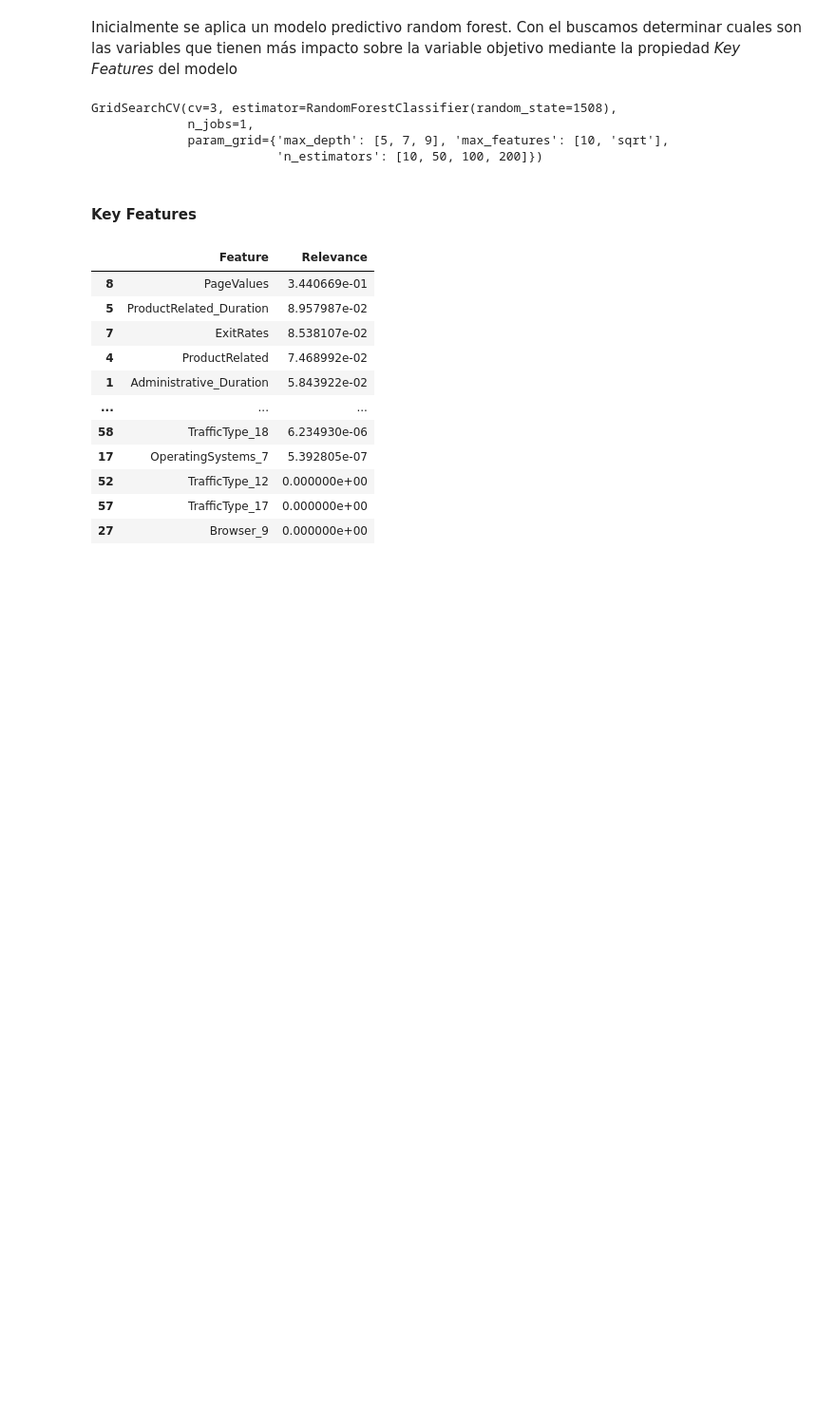
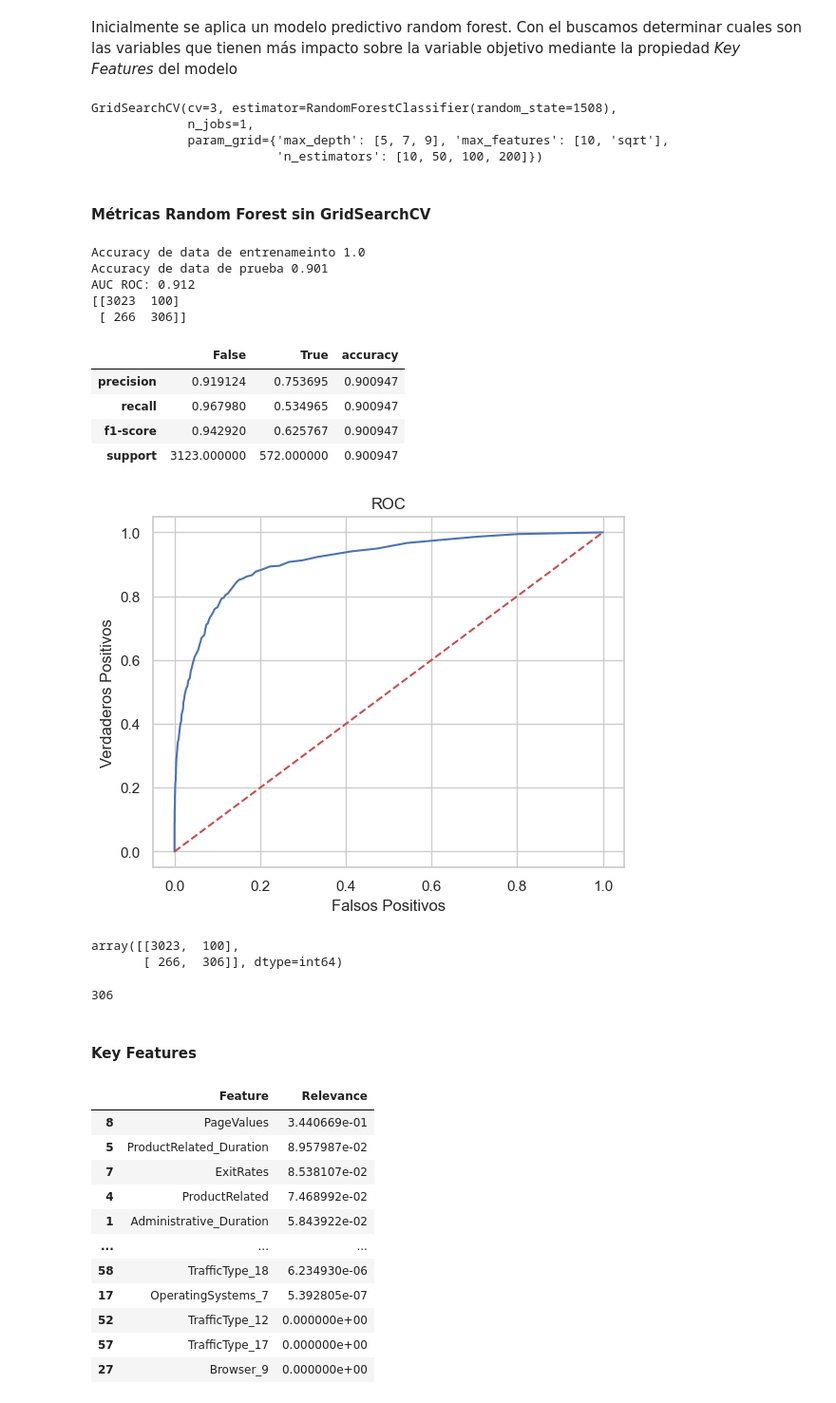
Before and after one commit to AEEM1993/DS_CasoPractico_MOD8, a Jupyter notebook: CASO_PRACTICO.ipynb, the cells around one changed output. Shown at 95% size. Drawn from its saved outputs; the diff is of its cells as text; code cells hidden in the pictures; blank space fills up the shorter version.

```diff
--- a/CASO_PRACTICO.ipynb
+++ b/CASO_PRACTICO.ipynb
@@ -534,6 +574,56 @@ GridSearchCV(cv=3, estimator=RandomForestClassifier(random_state=1508),
              n_jobs=1,
              param_grid={'max_depth': [5, 7, 9], 'max_features': [10, 'sqrt'],
                          'n_estimators': [10, 50, 100, 200]})
+# %% [markdown]
+#### Métricas Random Forest sin GridSearchCV
+# %%
+RFClassifier.fit(X_train, y_train)
+y_pred_rf = RFClassifier.predict(X_test)
+y_test_prob = RFClassifier.predict_proba(X_test)
+score_train = RFClassifier.score(X_train, y_train) #score con data de entrenamiento ACCURACY!
+score_test = RFClassifier.score(X_test, y_test) #score con data de prueba ACCURACY!
+auc = roc_auc_score(y_test, y_test_prob[:,1])
+
+print(f"Accuracy de data de entrenameinto {round(score_train,3)}")
+print(f"Accuracy de data de prueba {round(score_test,3)}")
+print(f"AUC ROC: {round(auc,3)}")
+
+matriz_confusion = confusion_matrix(y_test, y_pred_rf)
+print(matriz_confusion)
+
+conf_mtrx = confusion_matrix(y_test, y_pred_rf)
+report = classification_report(y_test, y_pred_rf, output_dict=True)
+df_report = pd.DataFrame(report)
+display(df_report[["False", "True", "accuracy"]])
+
+fpr, tpr, thrs = roc_curve(y_test, y_test_prob[:, 1])
+plt.plot(fpr, tpr)
+plt.plot([0, 1], [0, 1], "r--")
+plt.title("ROC")
+plt.xlabel("Falsos Positivos")
+plt.ylabel("Verdaderos Positivos")
+plt.show()
+# %% [output]
+Accuracy de data de entrenameinto 1.0
+Accuracy de data de prueba 0.901
+AUC ROC: 0.912
+[[3023  100]
+ [ 266  306]]
+|  | False | True | accuracy |
+| precision | 0.919124 | 0.753695 | 0.900947 |
+| recall | 0.967980 | 0.534965 | 0.900947 |
+| f1-score | 0.942920 | 0.625767 | 0.900947 |
+| support | 3123.000000 | 572.000000 | 0.900947 |
+[figure, added]
+# %%
+matriz_confusion
+# %% [output]
+array([[3023,  100],
+       [ 266,  306]], dtype=int64)
+# %%
+matriz_confusion[1][1]
+# %% [output]
+306
 # %% [markdown]
 #### Key Features
 # %%
```
Also changed, not shown: parts of 6 cells of this notebook.
